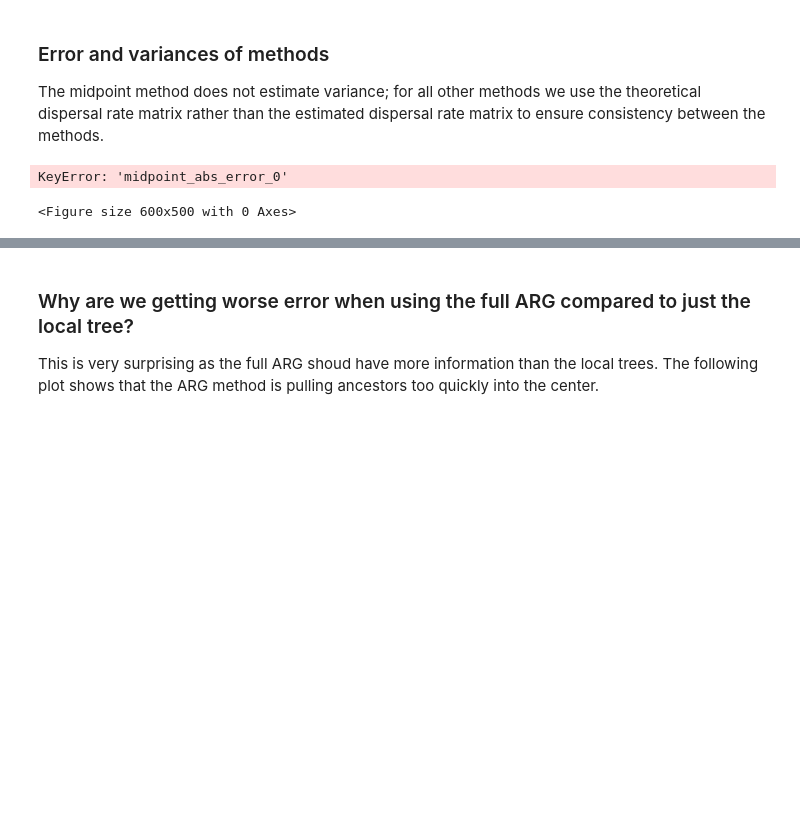
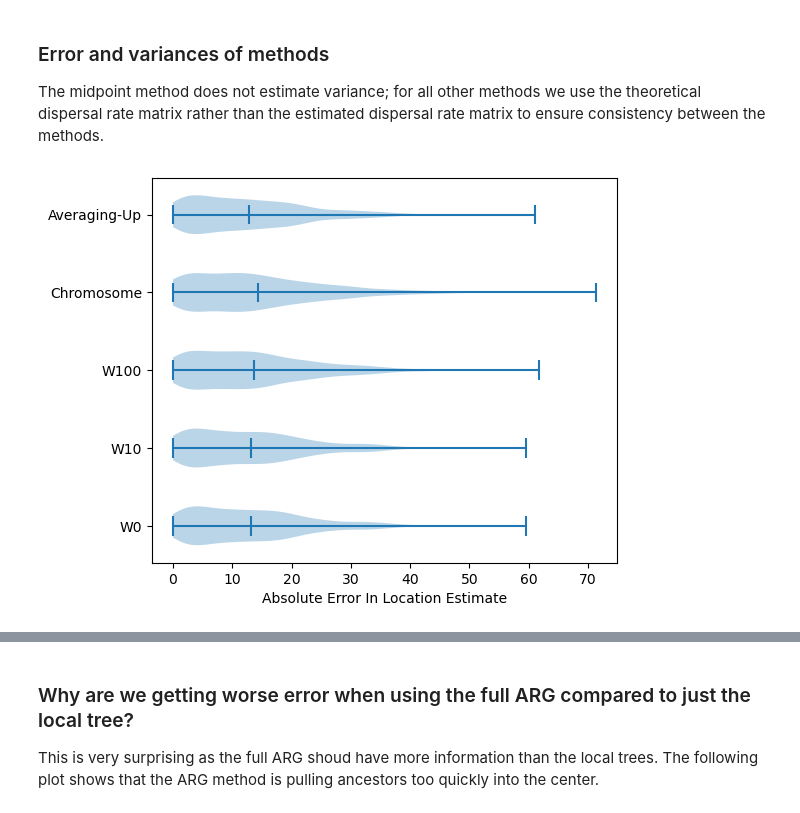
Before and after one commit to kitchensjn/sparg_manuscript, a Jupyter notebook: figures/Fig6_Coverage/Fig6_Notebook.ipynb, the cells around one changed output, grey strips where cells are left out. Saved outputs shown, nothing was run; the diff lists cells and outputs as text; code cells hidden in the pictures; blank space fills up the shorter version.

```diff
--- a/figures/Fig6_Coverage/Fig6_Notebook.ipynb
+++ b/figures/Fig6_Coverage/Fig6_Notebook.ipynb
@@ -166,18 +172,18 @@ random_ancestors = pd.read_csv("random_ancestors.csv")
 # %%
 plt.figure(figsize=(6,5))
 plt.violinplot([
     random_ancestors["window_0_abs_error_0"],
+    random_ancestors["window_10_abs_error_0"],
     random_ancestors["window_100_abs_error_0"],
     random_ancestors["arg_abs_error_0"],
     random_ancestors["midpoint_abs_error_0"]
-], showmeans=True)
-plt.xticks([1,2,3,4], ["W0", "W100", "Chromosome", "Averaging-Up"])
-plt.ylabel("Absolute Error In Location Estimate")
+], showmeans=True, vert=False)
+plt.yticks([1,2,3,4,5], ["W0", "W10", "W100", "Chromosome", "Averaging-Up"])
+plt.xlabel("Absolute Error In Location Estimate")
 #plt.savefig("subfigures/Fig6_Accuracy.svg")
 plt.show()
 # %% [output]
-KeyError: 'midpoint_abs_error_0'
-<Figure size 600x500 with 0 Axes>
+[figure, added]
 # %%
 plt.figure(figsize=(4.5,5))
 plt.violinplot([
```
Also changed, not shown: parts of 7 cells of this notebook, 20 other files.
